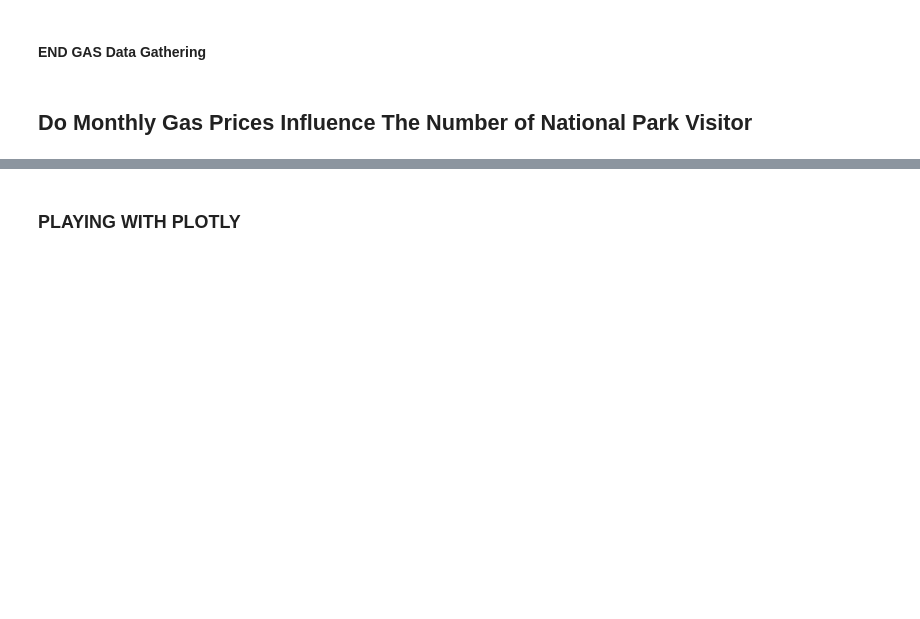
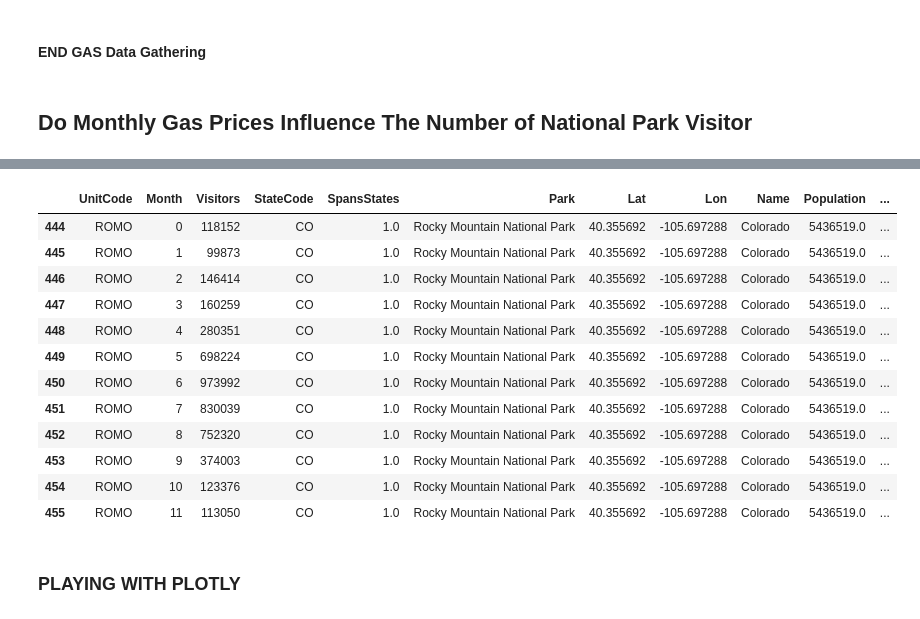
Before and after one commit to Eng-Hisham991/National_Park_Analysis, a Jupyter notebook: gas_prices_versus_park_visitors.ipynb, the cells around one changed output, grey strips where cells are left out. Cells and saved outputs as stored; diff of their text form; code cells hidden in the pictures; blank space fills up the shorter version.

```diff
--- a/gas_prices_versus_park_visitors.ipynb
+++ b/gas_prices_versus_park_visitors.ipynb
@@ -244,6 +305,22 @@ parks_data.head(2)
 # %%
 # Remove parks in states we are not using
 park_states_df = parks_data[parks_data['StateCode'].isin(eia_states)].reset_index()
 park_states_df = park_states_df.drop('index', axis=1)
+park_states_df = park_states_df.drop_duplicates(keep=False)
 park_states_df
+park_states_df[park_states_df['UnitCode']=="ROMO"]
+# %% [output]
+|  | UnitCode | Month | Visitors | StateCode | SpansStates | Park | Lat | Lon | Name | Population | ... |
+| 444 | ROMO | 0 | 118152 | CO | 1.0 | Rocky Mountain National Park | 40.355692 | -105.697288 | Colorado | 5436519.0 | ... |
+| 445 | ROMO | 1 | 99873 | CO | 1.0 | Rocky Mountain National Park | 40.355692 | -105.697288 | Colorado | 5436519.0 | ... |
+| 446 | ROMO | 2 | 146414 | CO | 1.0 | Rocky Mountain National Park | 40.355692 | -105.697288 | Colorado | 5436519.0 | ... |
+| 447 | ROMO | 3 | 160259 | CO | 1.0 | Rocky Mountain National Park | 40.355692 | -105.697288 | Colorado | 5436519.0 | ... |
+| 448 | ROMO | 4 | 280351 | CO | 1.0 | Rocky Mountain National Park | 40.355692 | -105.697288 | Colorado | 5436519.0 | ... |
+| 449 | ROMO | 5 | 698224 | CO | 1.0 | Rocky Mountain National Park | 40.355692 | -105.697288 | Colorado | 5436519.0 | ... |
+| 450 | ROMO | 6 | 973992 | CO | 1.0 | Rocky Mountain National Park | 40.355692 | -105.697288 | Colorado | 5436519.0 | ... |
+| 451 | ROMO | 7 | 830039 | CO | 1.0 | Rocky Mountain National Park | 40.355692 | -105.697288 | Colorado | 5436519.0 | ... |
+| 452 | ROMO | 8 | 752320 | CO | 1.0 | Rocky Mountain National Park | 40.355692 | -105.697288 | Colorado | 5436519.0 | ... |
+| 453 | ROMO | 9 | 374003 | CO | 1.0 | Rocky Mountain National Park | 40.355692 | -105.697288 | Colorado | 5436519.0 | ... |
+| 454 | ROMO | 10 | 123376 | CO | 1.0 | Rocky Mountain National Park | 40.355692 | -105.697288 | Colorado | 5436519.0 | ... |
+| 455 | ROMO | 11 | 113050 | CO | 1.0 | Rocky Mountain National Park | 40.355692 | -105.697288 | Colorado | 5436519.0 | ... |
 # %% [markdown]
```
Also changed, not shown: parts of 12 cells of this notebook, 7 other files.
